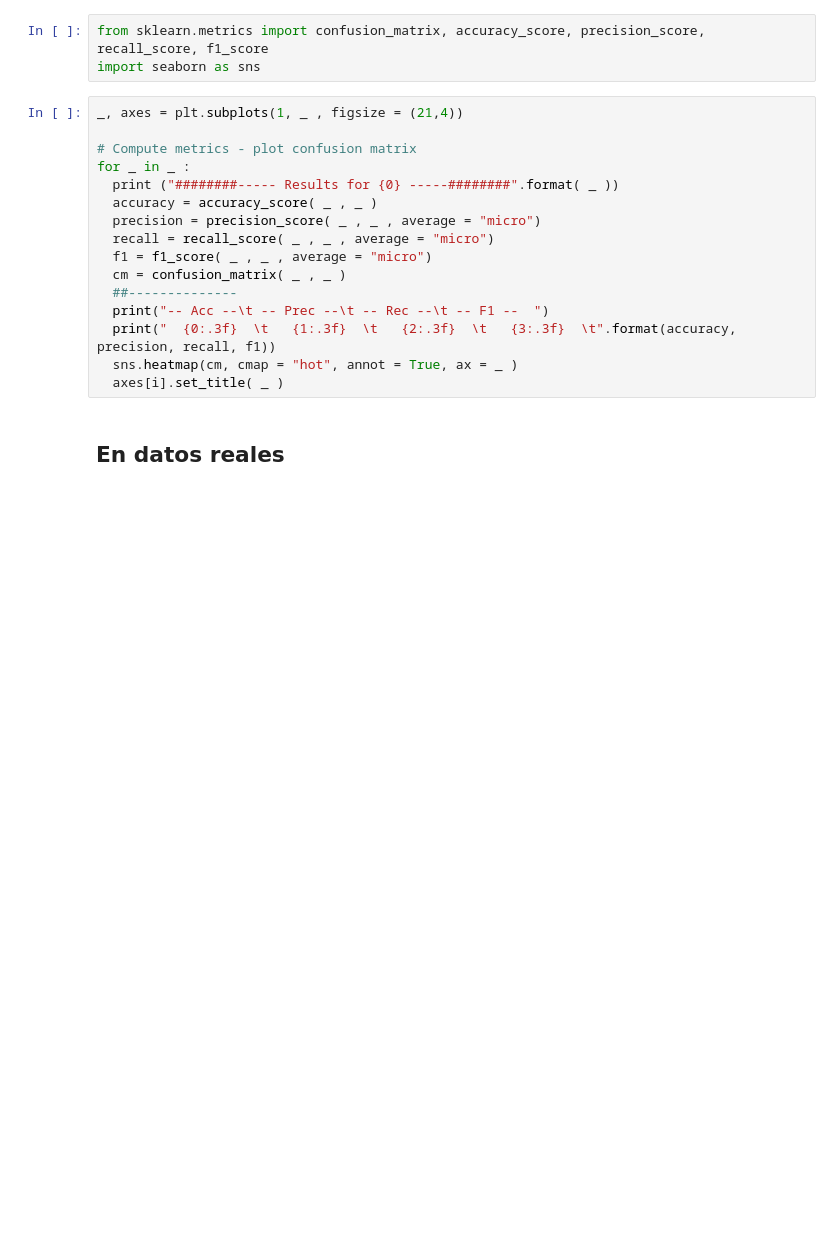
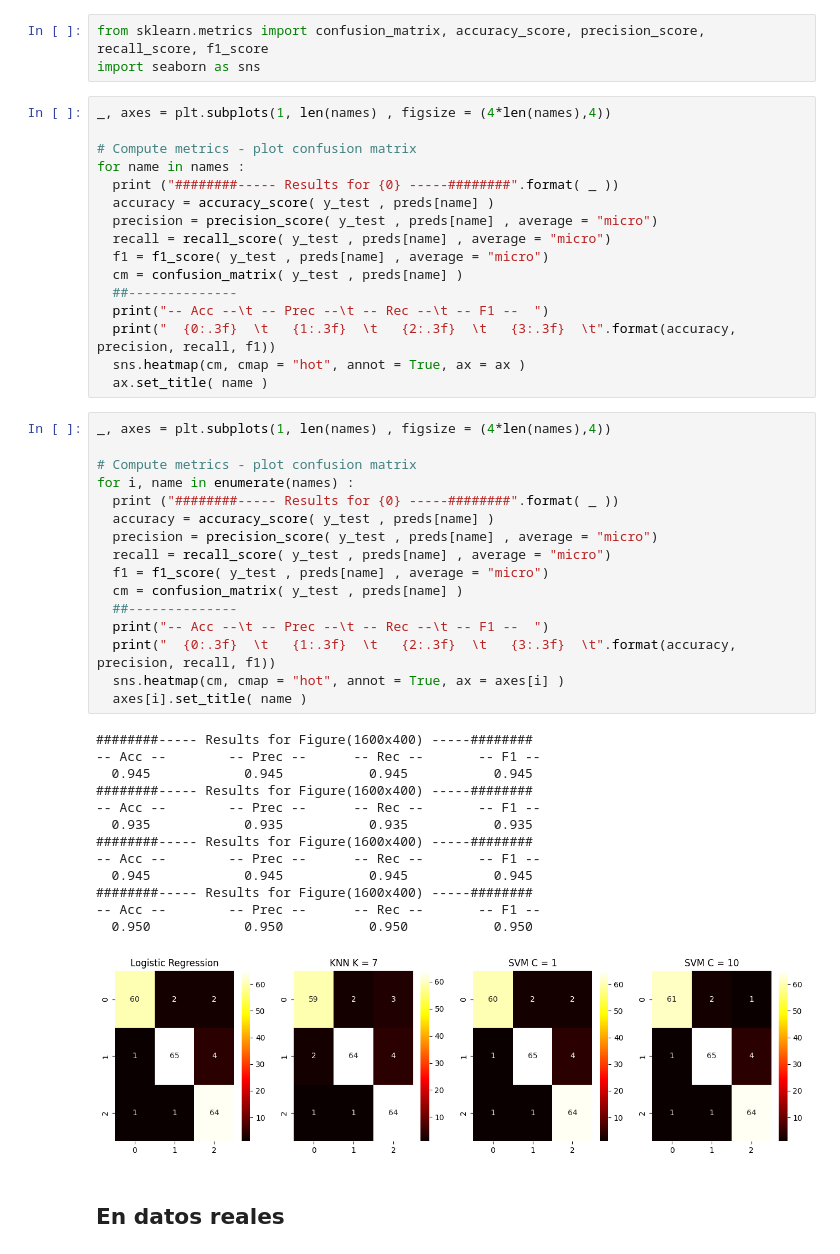
Before and after one commit to EstebanGiAr/machine_learning, a Jupyter notebook: Sem_05/Supervised_Metrics.ipynb, the cells around one changed output. Cells and saved outputs as stored; diff of their text form; blank space fills up the shorter version.

Commit message:
Update supervised_metrics

```diff
--- a/Sem_05/Supervised_Metrics.ipynb
+++ b/Sem_05/Supervised_Metrics.ipynb
@@ -56,22 +70,52 @@ Módulo de [Metrics](https://scikit-learn.org/stable/modules/classes.html#module
 # %%
 from sklearn.metrics import confusion_matrix, accuracy_score, precision_score, recall_score, f1_score
 import seaborn as sns
+# %%
+_, axes = plt.subplots(1, len(names) , figsize = (4*len(names),4))
+
+# Compute metrics - plot confusion matrix
+for name in names :
+  print ("########----- Results for {0} -----########".format( _ ))
+  accuracy = accuracy_score( y_test , preds[name] )
+  precision = precision_score( y_test , preds[name] , average = "micro")
+  recall = recall_score( y_test , preds[name] , average = "micro")
+  f1 = f1_score( y_test , preds[name] , average = "micro")
+  cm = confusion_matrix( y_test , preds[name] )
+  ##--------------
+  print("-- Acc --\t -- Prec --\t -- Rec --\t -- F1 --  ")
+  print("  {0:.3f}  \t   {1:.3f}  \t   {2:.3f}  \t   {3:.3f}  \t".format(accuracy, precision, recall, f1))
+  sns.heatmap(cm, cmap = "hot", annot = True, ax = ax )
+  ax.set_title( name )
 # %%
-_, axes = plt.subplots(1, _ , figsize = (21,4))
+_, axes = plt.subplots(1, len(names) , figsize = (4*len(names),4))
 
 # Compute metrics - plot confusion matrix
-for _ in _ :
+for i, name in enumerate(names) :
   print ("########----- Results for {0} -----########".format( _ ))
-  accuracy = accuracy_score( _ , _ )
-  precision = precision_score( _ , _ , average = "micro")
-  recall = recall_score( _ , _ , average = "micro")
-  f1 = f1_score( _ , _ , average = "micro")
-  cm = confusion_matrix( _ , _ )
+  accuracy = accuracy_score( y_test , preds[name] )
+  precision = precision_score( y_test , preds[name] , average = "micro")
+  recall = recall_score( y_test , preds[name] , average = "micro")
+  f1 = f1_score( y_test , preds[name] , average = "micro")
+  cm = confusion_matrix( y_test , preds[name] )
   ##--------------
   print("-- Acc --\t -- Prec --\t -- Rec --\t -- F1 --  ")
   print("  {0:.3f}  \t   {1:.3f}  \t   {2:.3f}  \t   {3:.3f}  \t".format(accuracy, precision, recall, f1))
-  sns.heatmap(cm, cmap = "hot", annot = True, ax = _ )
-  axes[i].set_title( _ )
+  sns.heatmap(cm, cmap = "hot", annot = True, ax = axes[i] )
+  axes[i].set_title( name )
+# %% [output]
+########----- Results for Figure(1600x400) -----########
+-- Acc --        -- Prec --      -- Rec --       -- F1 --
+  0.945            0.945           0.945           0.945
+########----- Results for Figure(1600x400) -----########
+-- Acc --        -- Prec --      -- Rec --       -- F1 --
+  0.935            0.935           0.935           0.935
+########----- Results for Figure(1600x400) -----########
+-- Acc --        -- Prec --      -- Rec --       -- F1 --
+  0.945            0.945           0.945           0.945
+########----- Results for Figure(1600x400) -----########
+-- Acc --        -- Prec --      -- Rec --       -- F1 --
+  0.950            0.950           0.950           0.950
+[figure, added]
 # %% [markdown]
 ## En datos reales
 # %%
```
Also changed, not shown: parts of 8 cells of this notebook.
